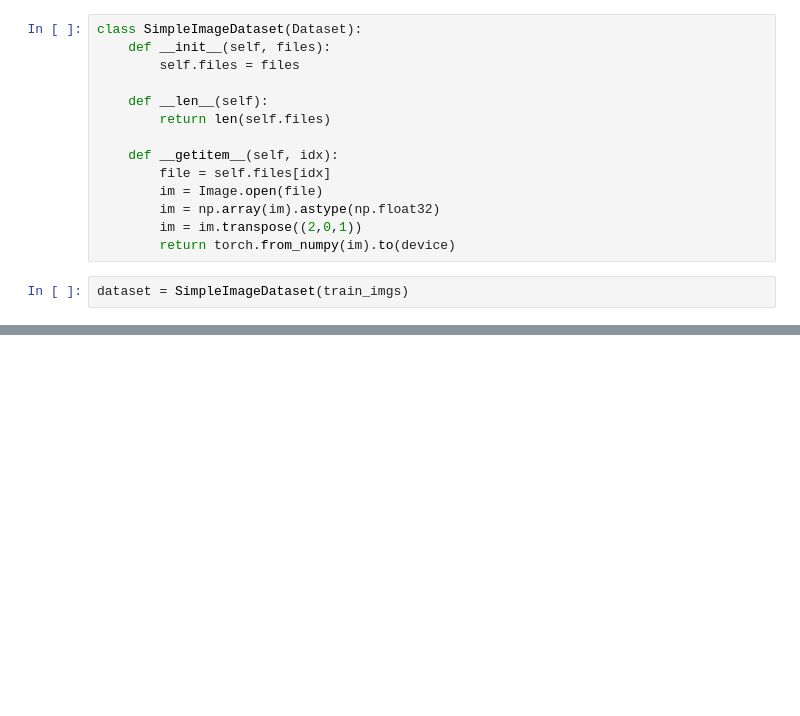
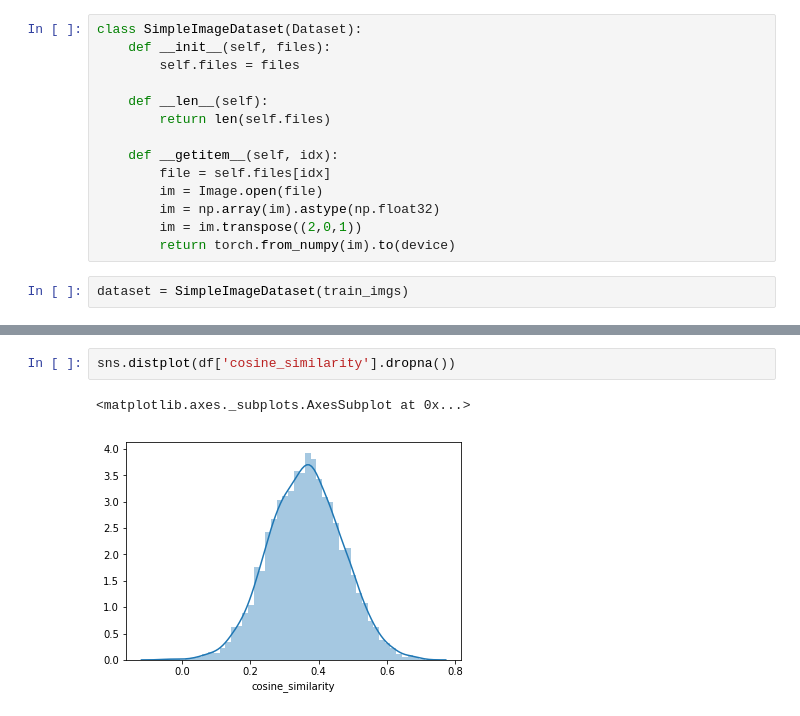
Before and after one commit to glasslion/kaggle-recognizing-faces-in-the-wild, a Jupyter notebook: pytorch-vgg-face.ipynb, the cells around one changed output, grey strips where cells are left out. Drawn from its saved outputs; the diff is of its cells as text; blank space fills up the shorter version.

```diff
--- a/pytorch-vgg-face.ipynb
+++ b/pytorch-vgg-face.ipynb
@@ -244,0 +350,5 @@ RuntimeError: ignored
+# %%
+sns.distplot(df['cosine_similarity'].dropna())
+# %% [output]
+<matplotlib.axes._subplots.AxesSubplot at 0x...>
+[figure, added]
```
Also changed, not shown: parts of 31 cells of this notebook.
